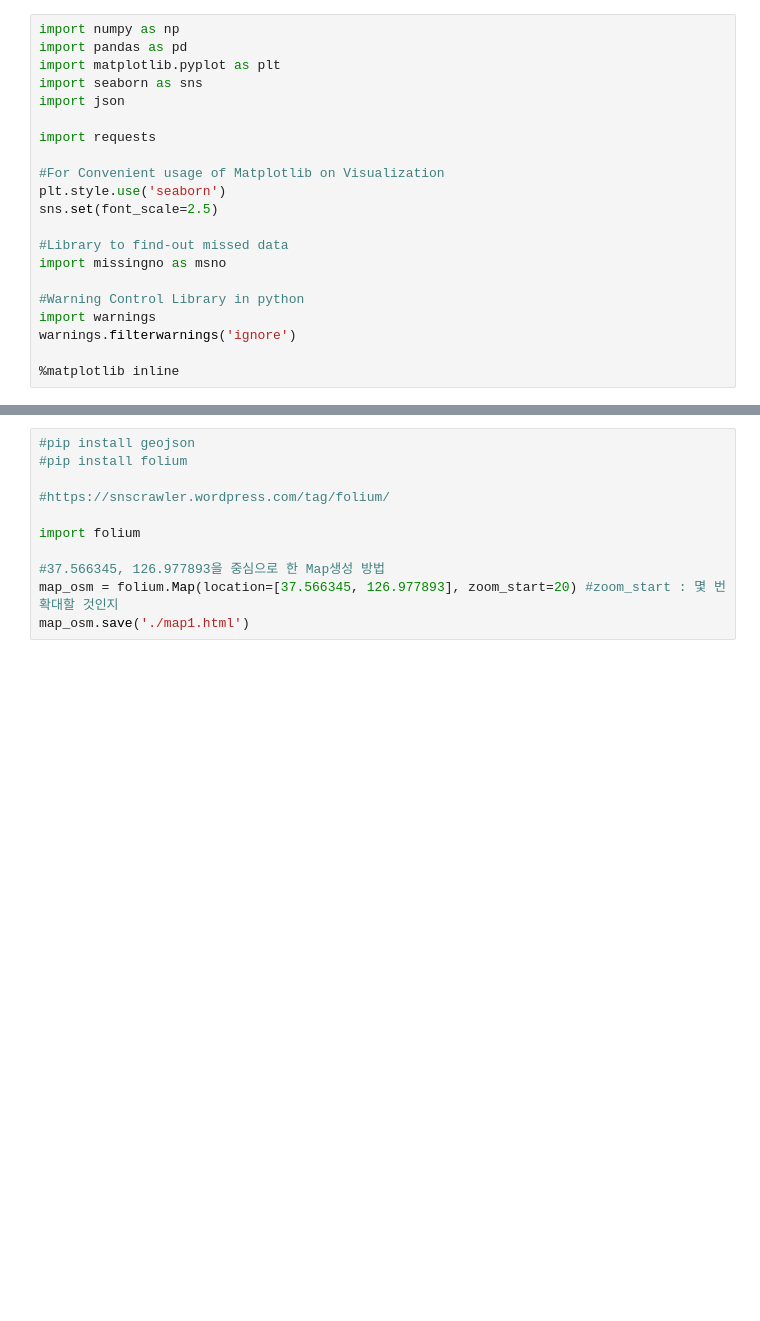
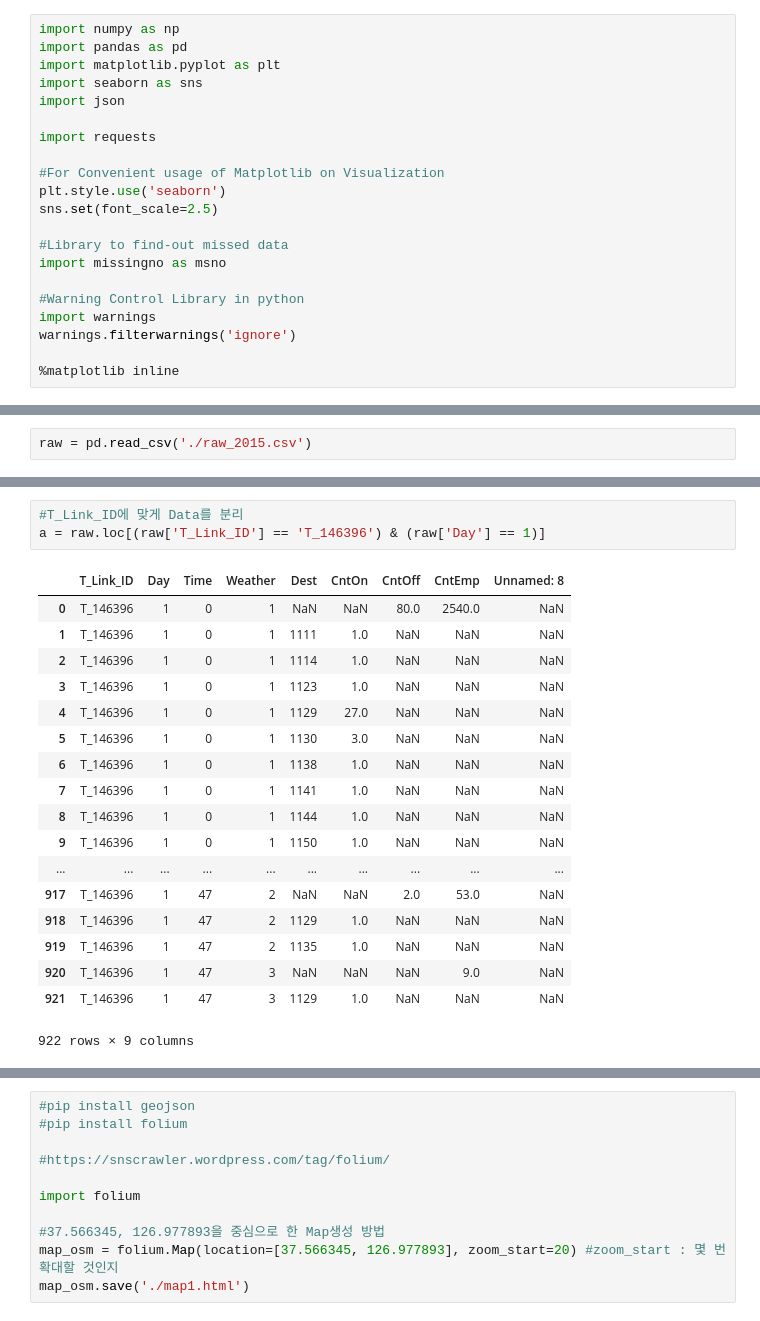
Before and after one commit to alex-kpark/Seoul-Taxidata, a Jupyter notebook: taxi/Taxi Scratch.ipynb, the cells around one changed output, grey strips where cells are left out. Saved outputs shown, nothing was run; the diff lists cells and outputs as text; blank space fills up the shorter version.

```diff
--- a/taxi/Taxi Scratch.ipynb
+++ b/taxi/Taxi Scratch.ipynb
@@ -54,0 +53,2 @@ taxi_data
+# %%
+raw = pd.read_csv('./raw_2015.csv')
@@ -54,0 +85,22 @@ taxi_data
+# %%
+#T_Link_ID에 맞게 Data를 분리
+a = raw.loc[(raw['T_Link_ID'] == 'T_146396') & (raw['Day'] == 1)]
+# %% [output]
+|  | T_Link_ID | Day | Time | Weather | Dest | CntOn | CntOff | CntEmp | Unnamed: 8 |
+| 0 | T_146396 | 1 | 0 | 1 | NaN | NaN | 80.0 | 2540.0 | NaN |
+| 1 | T_146396 | 1 | 0 | 1 | 1111 | 1.0 | NaN | NaN | NaN |
+| 2 | T_146396 | 1 | 0 | 1 | 1114 | 1.0 | NaN | NaN | NaN |
+| 3 | T_146396 | 1 | 0 | 1 | 1123 | 1.0 | NaN | NaN | NaN |
+| 4 | T_146396 | 1 | 0 | 1 | 1129 | 27.0 | NaN | NaN | NaN |
+| 5 | T_146396 | 1 | 0 | 1 | 1130 | 3.0 | NaN | NaN | NaN |
+| 6 | T_146396 | 1 | 0 | 1 | 1138 | 1.0 | NaN | NaN | NaN |
+| 7 | T_146396 | 1 | 0 | 1 | 1141 | 1.0 | NaN | NaN | NaN |
+| 8 | T_146396 | 1 | 0 | 1 | 1144 | 1.0 | NaN | NaN | NaN |
+| 9 | T_146396 | 1 | 0 | 1 | 1150 | 1.0 | NaN | NaN | NaN |
+| ... | ... | ... | ... | ... | ... | ... | ... | ... | ... |
+| 917 | T_146396 | 1 | 47 | 2 | NaN | NaN | 2.0 | 53.0 | NaN |
+| 918 | T_146396 | 1 | 47 | 2 | 1129 | 1.0 | NaN | NaN | NaN |
+| 919 | T_146396 | 1 | 47 | 2 | 1135 | 1.0 | NaN | NaN | NaN |
+| 920 | T_146396 | 1 | 47 | 3 | NaN | NaN | NaN | 9.0 | NaN |
+| 921 | T_146396 | 1 | 47 | 3 | 1129 | 1.0 | NaN | NaN | NaN |
+922 rows × 9 columns
```
Also changed, not shown: parts of 26 cells of this notebook, 6 other files.
